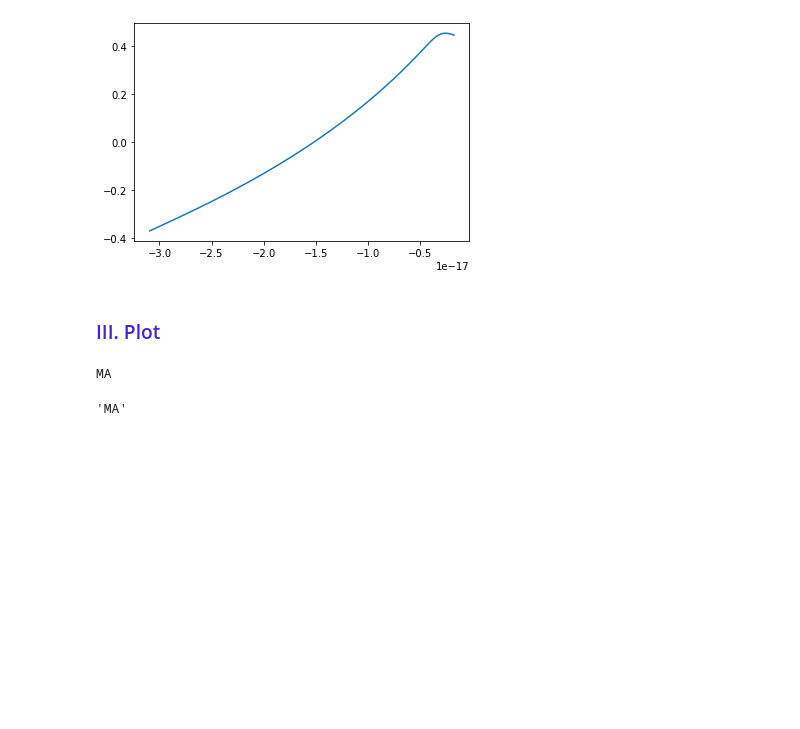
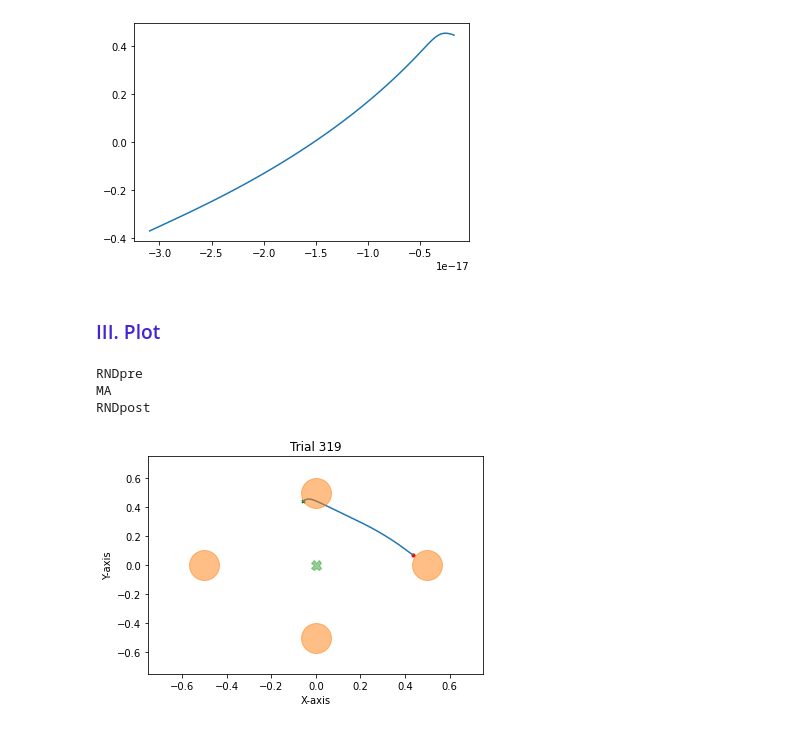
Before and after one commit to CarolineLndl/pilot_project_MAMSL_analyses, a Jupyter notebook: notebook/1_convert_data.ipynb, the cells around one changed output. Cells and saved outputs as stored; diff of their text form; code cells hidden in the pictures; blank space fills up the shorter version.

```diff
--- a/notebook/1_convert_data.ipynb
+++ b/notebook/1_convert_data.ipynb
@@ -51,7 +45,7 @@ for subject_name in config["list_subjects"]:
             filename[subject_name][sess][run_name]=config["main_dir"] + config["data_dir"] + "/" + subject_name + "/sess_"+ sess + "/" + run_name + "/" + subject_name+ "_sess0"+str(sess_nb+1) + "_" + run_name +"_movement.bin"
             dataframe_filename[subject_name][sess][run_name]=config["main_dir"] + config["data_dir"] + "/" + subject_name + "/sess_"+ sess + "/" + run_name + "/" + subject_name+ "_sess0"+str(sess_nb+1) + "_" + run_name +"_movement.csv"
             trial_file[subject_name][sess][run_name]=config["main_dir"] + config["data_dir"] + "/" + subject_name + "/sess_"+ sess + "/" + run_name + "/" + subject_name+ "_sess0"+str(sess_nb+1) + "_" + run_name +"_trial.dat"
-            if not os.path.exists(""):#dataframe_filename[subject_name][sess][run_name]):
+            if not os.path.exists(dataframe_filename[subject_name][sess][run_name]):
 
                     movement_data[subject_name][sess][run_name],movement_df[subject_name][sess][run_name]=data.read_movement(subject_name,
                                                                                                                      data_filename=filename[subject_name][sess][run_name])
@@ -153,23 +147,22 @@ plt.plot(rot_x,rot_y)
 # %% [markdown]
  ### <font color=#4424D6> III. Plot  </font >
 # %%
-run_name=["MA"]
+
 for subject_name in config["list_subjects"]:
     for sess_nb in range(0,1):#len(config["list_subjects"][subject_name])):
         sess=config["list_subjects"][subject_name]["sess0" + str(sess_nb+1)]
-        for run_name in ["MA"]:#config["subjects_acq"][subject_name]["sess0" + str(sess_nb+1)]:#runs[subject_name]["sess0" + str(sess_nb+1)]:
+        for run_name in ["RNDpre","MA","RNDpost"]:#config["subjects_acq"][subject_name]["sess0" + str(sess_nb+1)]:#runs[subject_name]["sess0" + str(sess_nb+1)]:
             print(run_name)
             ana_dir=config["main_dir"] + config["data_dir"] + "/" + subject_name + "/sess_"+ sess+ "/" + run_name
             movie_file=ana_dir +"/"+ subject_name + "_"+sess+"_"+run_name + "_trials_movie.avi"
 
-            if not os.path.exists("movie_file"):
+            if not os.path.exists(movie_file):
                 data.plot_trial(subject_name,sess,run_name,create_movie=True)#,trial_range=range(100,120))
 # %% [output]
+RNDpre
 MA
+RNDpost
+[figure, added]
-# %%
-run_name
-# %% [output]
-'MA'
 # %%
 # Create a new dataframe to manually enter a value for the trials to be delated
 for subject_name in config["list_subjects"]:
```
Also changed, not shown: parts of 2 cells of this notebook, 8 other files.
